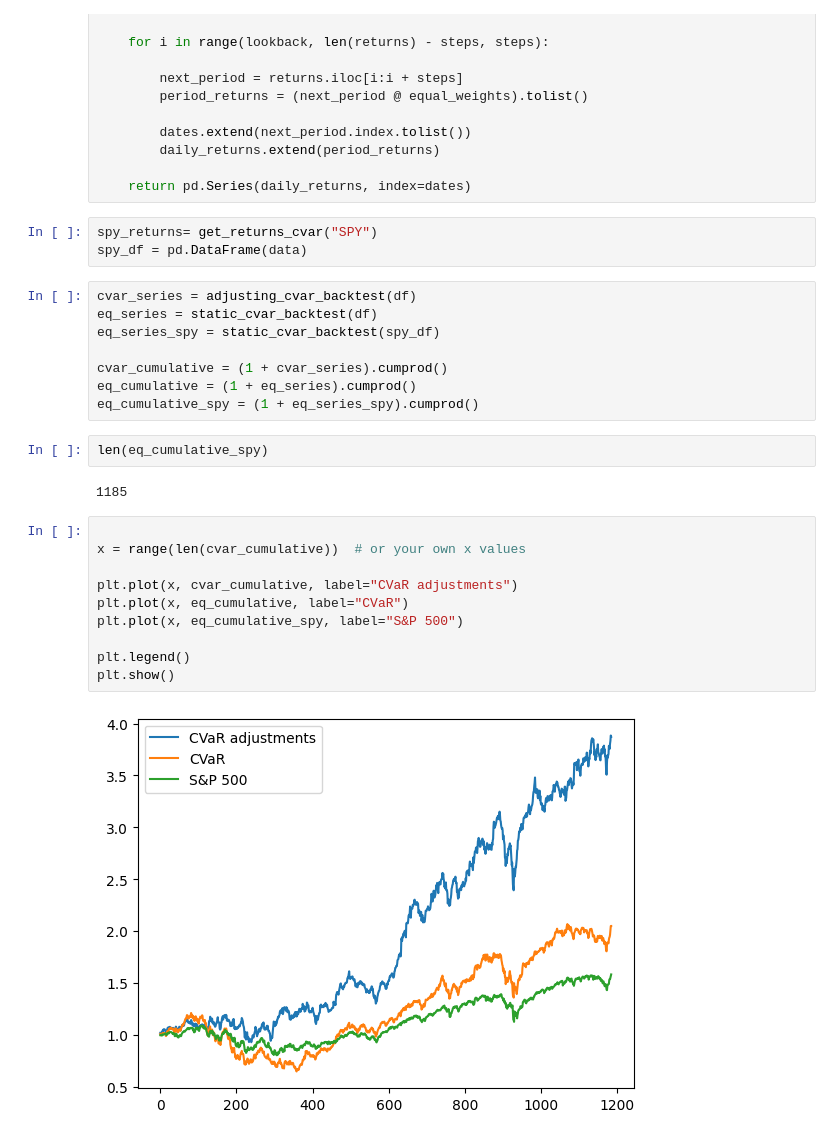
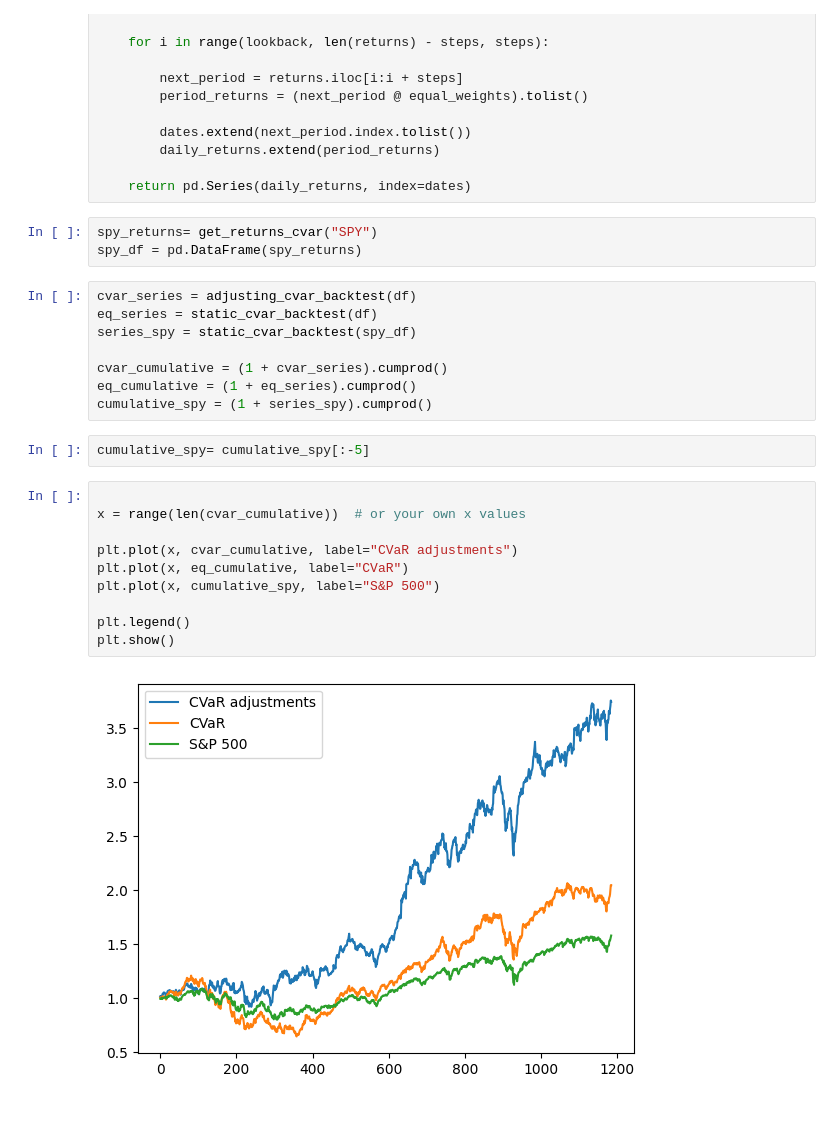
Before and after one commit to ikergomezgarza/Empezando, a Jupyter notebook: proyects/P11_/p11_learn.ipynb, the cells around one changed output. Saved outputs shown, nothing was run; the diff lists cells and outputs as text.

```diff
--- a/proyects/P11_/p11_learn.ipynb
+++ b/proyects/P11_/p11_learn.ipynb
@@ -183,31 +183,29 @@ def static_cvar_backtest(returns: pd.DataFrame, lookback: int = 252, steps: int
     return pd.Series(daily_returns, index=dates)
 # %%
 spy_returns= get_returns_cvar("SPY")
-spy_df = pd.DataFrame(data)
+spy_df = pd.DataFrame(spy_returns)
 # %%
 cvar_series = adjusting_cvar_backtest(df)
 eq_series = static_cvar_backtest(df)
-eq_series_spy = static_cvar_backtest(spy_df)
+series_spy = static_cvar_backtest(spy_df)
 
 cvar_cumulative = (1 + cvar_series).cumprod()
 eq_cumulative = (1 + eq_series).cumprod()
-eq_cumulative_spy = (1 + eq_series_spy).cumprod()
+cumulative_spy = (1 + series_spy).cumprod()
 # %%
-len(eq_cumulative_spy)
+cumulative_spy= cumulative_spy[:-5]
-# %% [output]
-1185
 # %%
 
 x = range(len(cvar_cumulative))  # or your own x values
 
 plt.plot(x, cvar_cumulative, label="CVaR adjustments")
 plt.plot(x, eq_cumulative, label="CVaR")
-plt.plot(x, eq_cumulative_spy, label="S&P 500")
+plt.plot(x, cumulative_spy, label="S&P 500")
 
 plt.legend()
 plt.show()
 # %% [output]
-[figure, old version]
+[figure, new version]
 # %%
 import matplotlib.pyplot as plt
 
```
Also changed, not shown: parts of 1 cell of this notebook, 1 other file.
